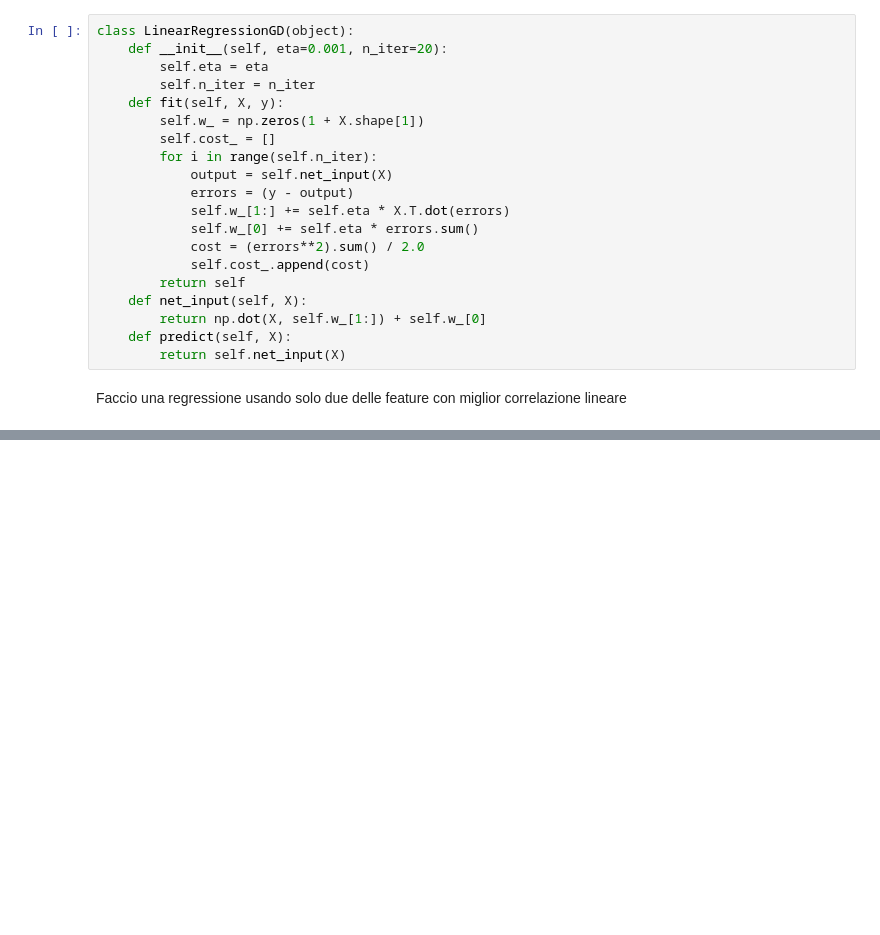
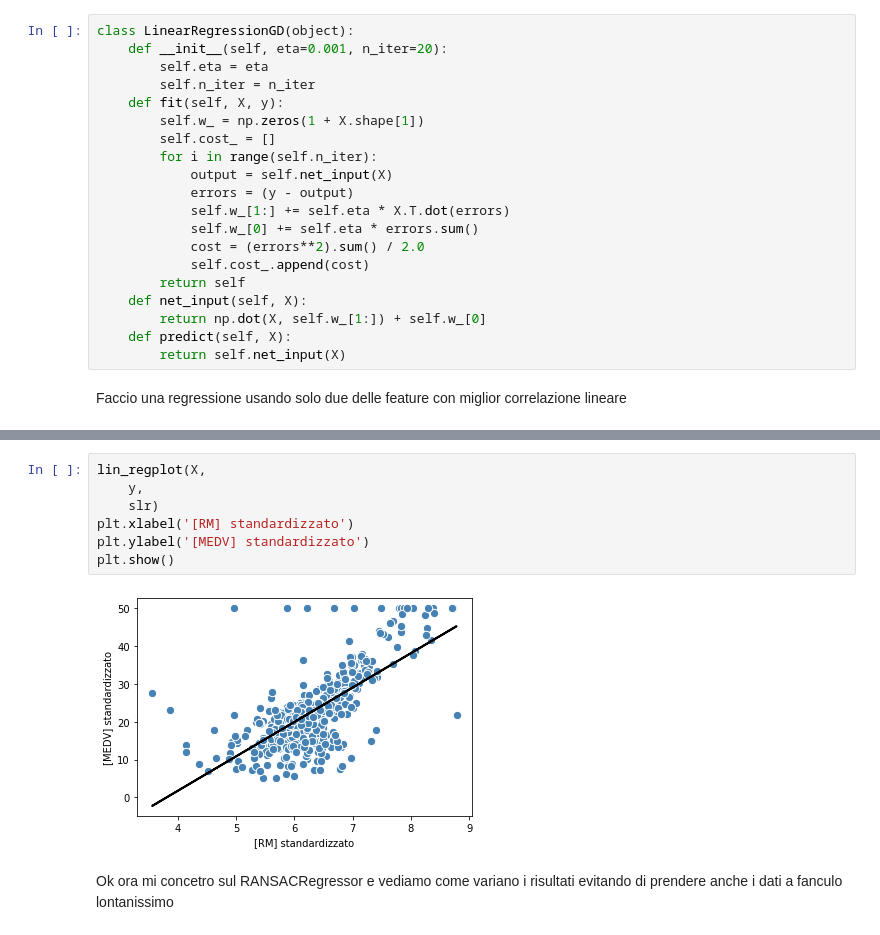
Before and after one commit to Gss4C/Corso_ML, a Jupyter notebook: Regression/01_linear_regression.ipynb, the cells around one changed output, grey strips where cells are left out. Drawn from its saved outputs; the diff is of its cells as text; blank space fills up the shorter version.

```diff
--- a/Regression/01_linear_regression.ipynb
+++ b/Regression/01_linear_regression.ipynb
@@ -87,0 +126,11 @@ plt.show()
+# %%
+lin_regplot(X,
+    y,
+    slr)
+plt.xlabel('[RM] standardizzato')
+plt.ylabel('[MEDV] standardizzato')
+plt.show()
+# %% [output]
+[figure, added]
+# %% [markdown]
+Ok ora mi concetro sul RANSACRegressor e vediamo come variano i risultati evitando di prendere anche i dati a fanculo lontanissimo
```
Also changed, not shown: parts of 14 cells of this notebook.
